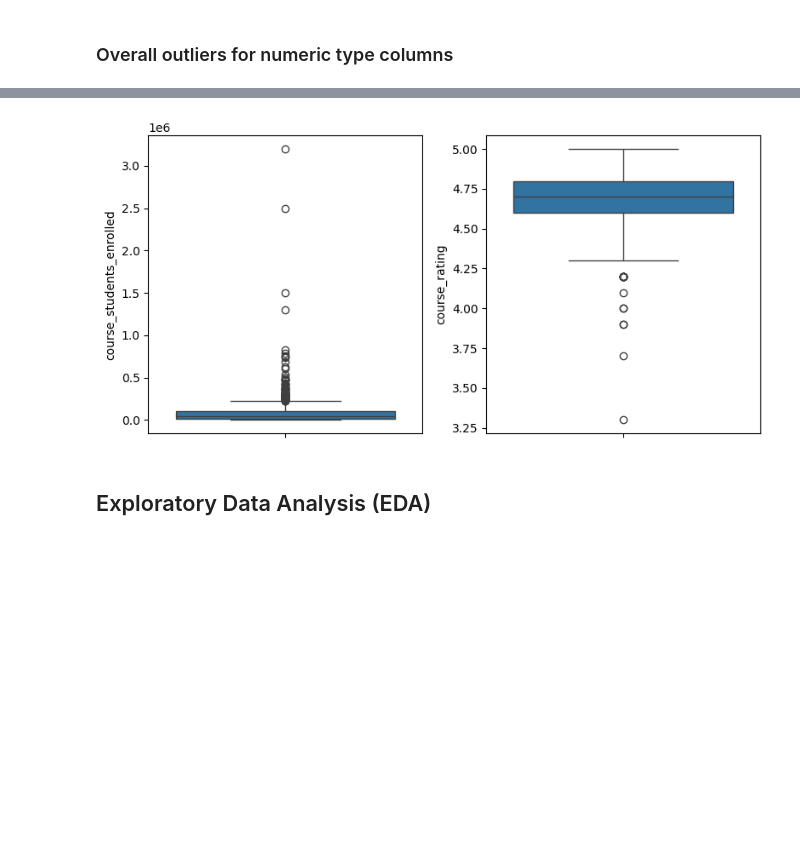
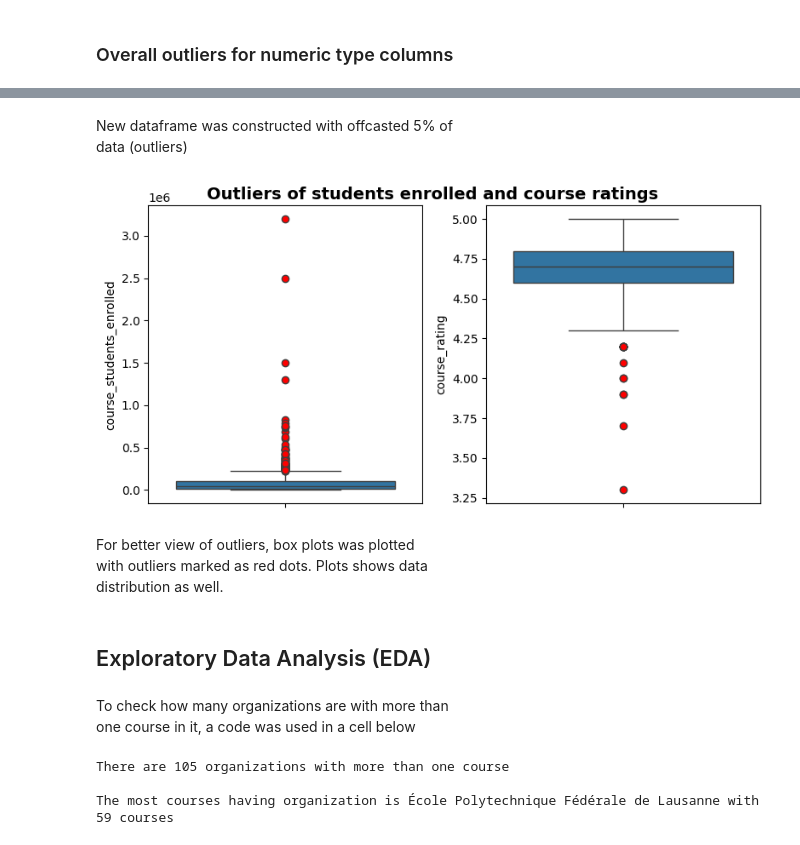
Before and after one commit to ShariYo/Modul1_Sprint3, a Jupyter notebook: project/main.ipynb, the cells around one changed output, grey strips where cells are left out. Drawn from its saved outputs; the diff is of its cells as text; code cells hidden in the pictures; blank space fills up the shorter version.

```diff
--- a/project/main.ipynb
+++ b/project/main.ipynb
@@ -195,13 +230,34 @@ numeric_desc
+# %% [markdown]
+New dataframe was constructed with offcasted 5% of
+data (outliers)
 # %%
 fig, ax = plt.subplots(1, 2, figsize=(8, 4))
 
-sns.boxplot(numeric["course_students_enrolled"], ax=ax[0])
-ax[0]
-sns.boxplot(numeric["course_rating"], ax=ax[1])
-ax[1]
+sns.boxplot(
+    numeric["course_students_enrolled"],
+    ax=ax[0],
+    showfliers=True,
+    flierprops=dict(markerfacecolor="red", marker="o"),
+)
+sns.boxplot(
+    numeric["course_rating"],
+    ax=ax[1],
+    showfliers=True,
+    flierprops=dict(markerfacecolor="red", marker="o"),
+)
 plt.tight_layout()
+fig.suptitle(
+    "Outliers of students enrolled and course ratings",
+    fontsize=14,
+    fontweight="bold",
+    ha="center",
+)
 plt.show()
 # %% [output]
-[figure, old version]
+[figure, new version]
+# %% [markdown]
+For better view of outliers, box plots was plotted
+with outliers marked as red dots. Plots shows data
+distribution as well.
 # %% [markdown]
 ## Exploratory Data Analysis (EDA)
@@ -207,0 +289,14 @@ plt.show()
+# %% [markdown]
+To check how many organizations are with more than
+one course in it, a code was used in a cell below
+# %%
+orgs = cleaned_df.groupby("course_organization").size().reset_index(name="different_courses")
+orgs = orgs[orgs["different_courses"] > 1].reset_index(drop=True)
+org_most = orgs.max()
+
+print(f"There are {len(orgs)} organizations with more than one course\n")
+print(f"The most courses having organization is {org_most.iloc[0]} with {org_most.iloc[1]} courses")
+# %% [output]
+There are 105 organizations with more than one course
+
+The most courses having organization is École Polytechnique Fédérale de Lausanne with 59 courses
```
Also changed, not shown: parts of 9 cells of this notebook.
